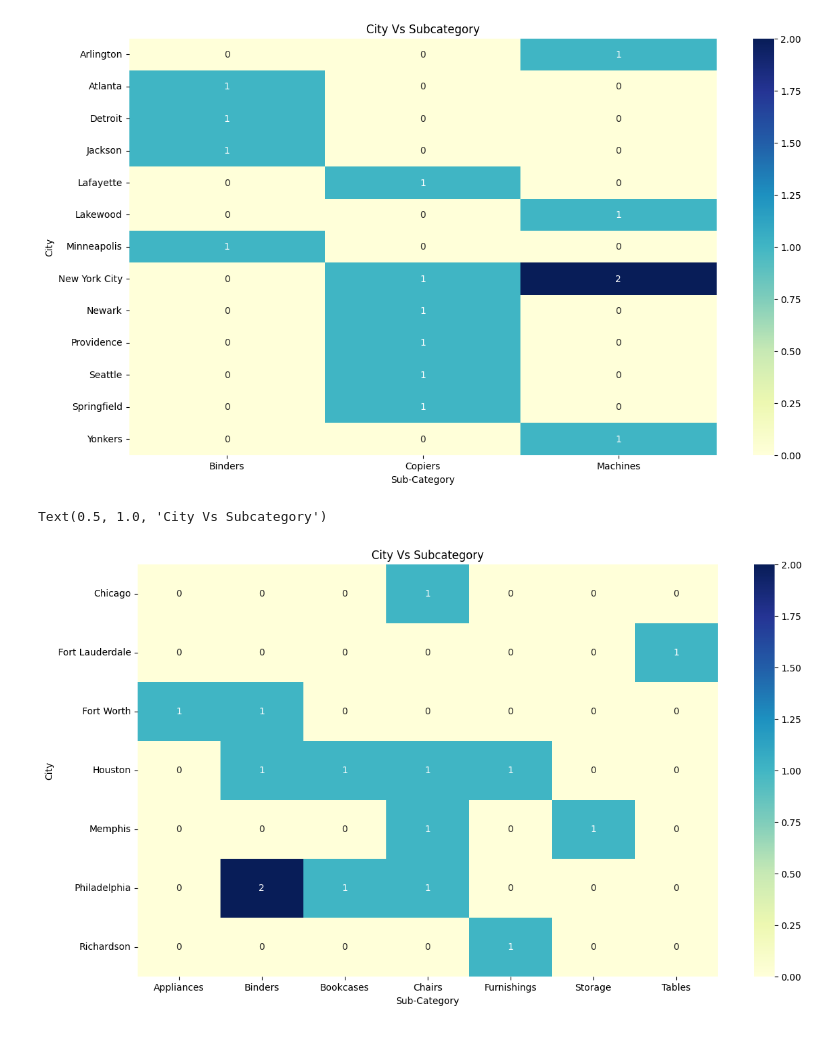
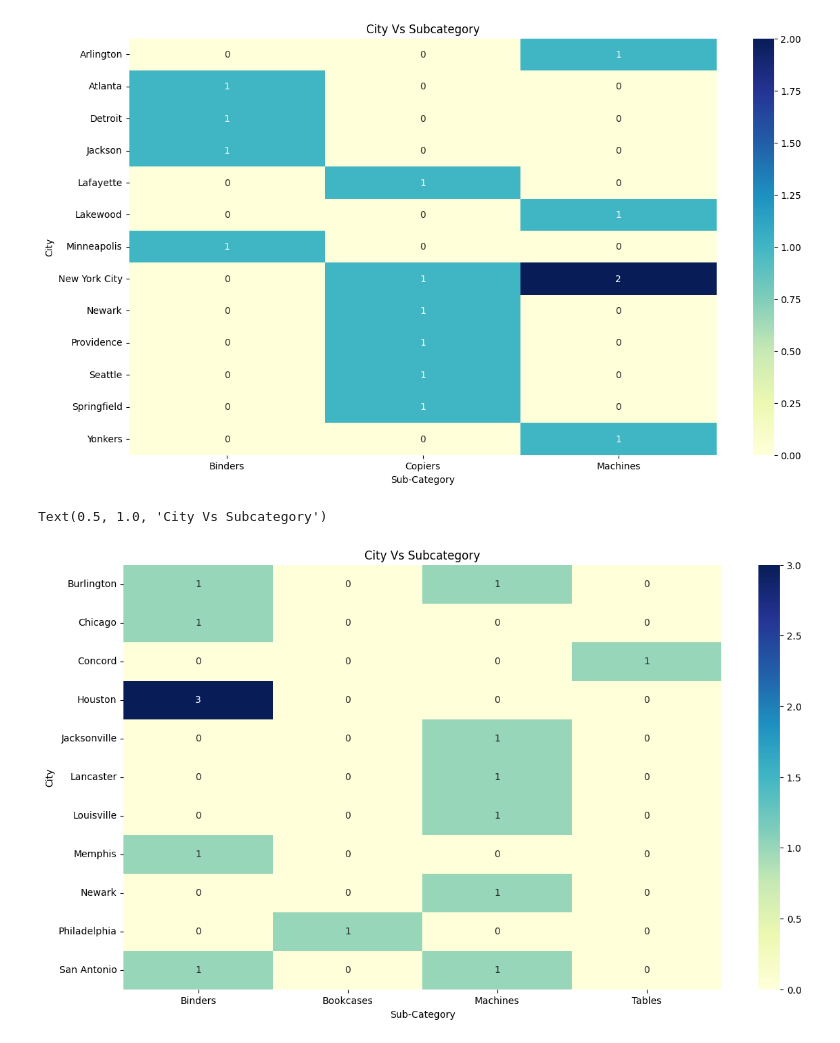
Before and after one commit to anishpandey7659/anis, a Jupyter notebook: superstore.ipynb, the cells around one changed output. Saved outputs shown, nothing was run; the diff lists cells and outputs as text; code cells hidden in the pictures.

```diff
--- a/superstore.ipynb
+++ b/superstore.ipynb
@@ -5,7 +5,7 @@ import matplotlib.pyplot as plt
 # %%
 pd.set_option('display.max_columns', None)
 # %%
-df=pd.read_csv(r"C:\Users\Lenovo LoQ Laptop\AppData\Local\Microsoft\Windows\INetCache\IE\N6250ILV\Sample_-_Superstore[1].csv", encoding='ISO-8859-1')
+df=pd.read_csv(r"C:\Users\Lenovo LoQ Laptop\AppData\Local\Microsoft\Windows\INetCache\IE\35KEWM7Z\Sample_-_Superstore[1].csv", encoding='ISO-8859-1')
 # %%
 df
 # %% [output]
@@ -171,4 +171,4 @@ df1.describe()
 # %%
 df1=df1.drop(columns='Country')
 # %%
-df1.drop
+df1 = df1.drop(columns=["Row ID"], errors="ignore")
@@ -561,3 +553,6 @@ df1.groupby('Category')['Profit'].sum().plot(kind='bar')
 # %% [output]
 <Axes: xlabel='Category'>
 [figure]
+# %%
+df1['Monthr']=df1['Order Date'].dt.month
+df1['Year']=df1['Order Date'].dt.year
@@ -657,5 +647,8 @@ plt.title(" State VS Sub Category")
 # %% [output]
 Text(0.5, 1.0, ' State VS Sub Category')
 [figure]
+# %%
+Topg=Profit.head(15)
+leastg=loss.head(15)
 # %%
 plt.figure(figsize=(14,8))
@@ -667,9 +660,9 @@ Text(0.5, 1.0, 'City Vs Subcategory')
 [figure]
 # %%
 plt.figure(figsize=(14,8))
-sub=leastg.head(15).groupby(['City','Sub-Category']).size().unstack(fill_value=0)
+sub=leastg.groupby(['City','Sub-Category']).size().unstack(fill_value=0)
 sns.heatmap(sub,annot=True, cmap='YlGnBu')
 plt.title("City Vs Subcategory")
 # %% [output]
 Text(0.5, 1.0, 'City Vs Subcategory')
-[figure, old version]
+[figure, new version]
```
Also changed, not shown: parts of 34 cells of this notebook.
